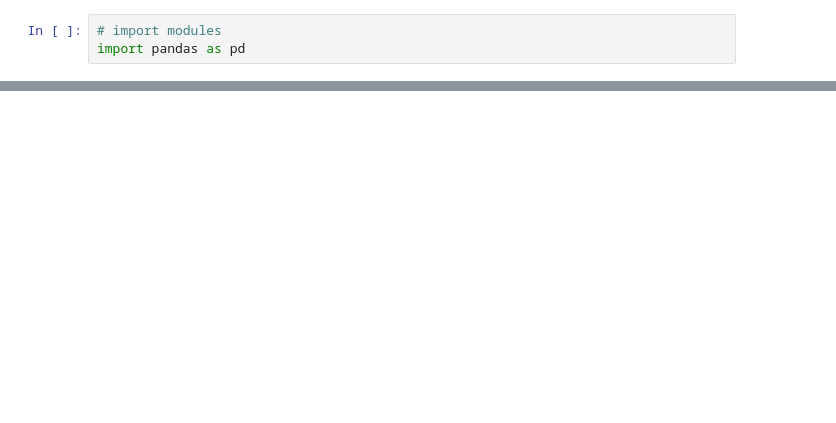
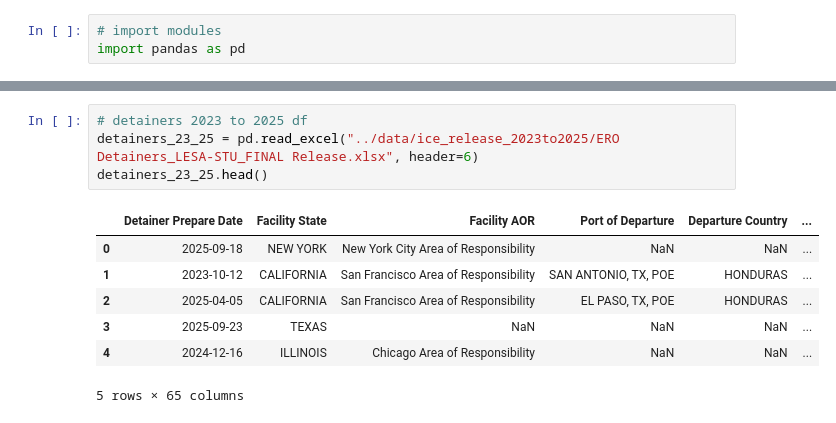
Before and after one commit to emilynnguyen1/ICE-Outcomes, a Jupyter notebook: notebooks/Cleaning-ICE-Oucomes.ipynb, the cells around one changed output, grey strips where cells are left out. Drawn from its saved outputs; the diff is of its cells as text; blank space fills up the shorter version.

```diff
--- a/notebooks/Cleaning-ICE-Oucomes.ipynb
+++ b/notebooks/Cleaning-ICE-Oucomes.ipynb
@@ -47,0 +49,12 @@ KeyboardInterrupt:
+# %%
+# detainers 2023 to 2025 df
+detainers_23_25 = pd.read_excel("../data/ice_release_2023to2025/ERO Detainers_LESA-STU_FINAL Release.xlsx", header=6)
+detainers_23_25.head()
+# %% [output]
+|  | Detainer Prepare Date | Facility State | Facility AOR | Port of Departure | Departure Country | ... |
+| 0 | 2025-09-18 | NEW YORK | New York City Area of Responsibility | NaN | NaN | ... |
+| 1 | 2023-10-12 | CALIFORNIA | San Francisco Area of Responsibility | SAN ANTONIO, TX, POE | HONDURAS | ... |
+| 2 | 2025-04-05 | CALIFORNIA | San Francisco Area of Responsibility | EL PASO, TX, POE | HONDURAS | ... |
+| 3 | 2025-09-23 | TEXAS | NaN | NaN | NaN | ... |
+| 4 | 2024-12-16 | ILLINOIS | Chicago Area of Responsibility | NaN | NaN | ... |
+5 rows × 65 columns
```
Also changed, not shown: parts of 10 cells of this notebook, 1 other file.
